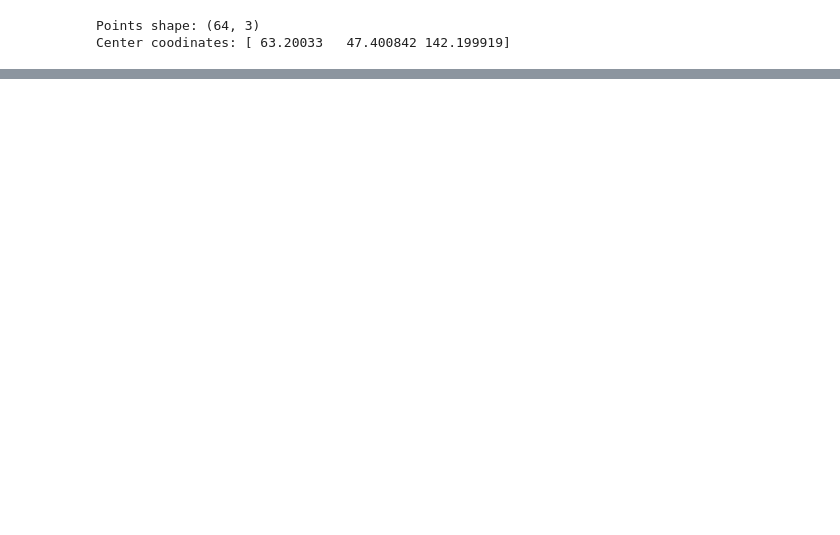
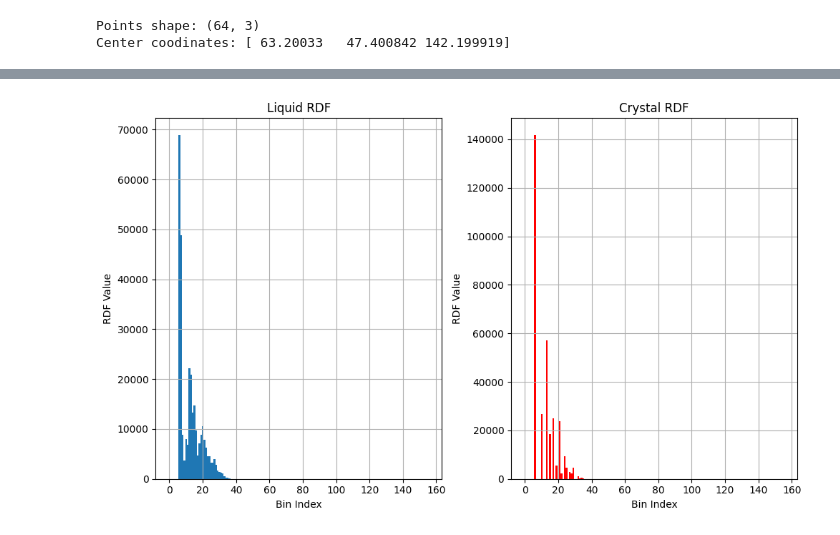
Before and after one commit to maloq/PointCloudMaterials, a Jupyter notebook: structures.ipynb, the cells around one changed output, grey strips where cells are left out. Saved outputs shown, nothing was run; the diff lists cells and outputs as text; code cells hidden in the pictures; blank space fills up the shorter version.

```diff
--- a/structures.ipynb
+++ b/structures.ipynb
@@ -37,9 +38,9 @@ cfg.data.radius = 7.9
 cfg.data.overlap_fraction = 0.5
 
 file_path = 'datasets/Al/inherent_configurations_off/166ps.off'
-dataloader1 = create_dataloader(cfg, file_path)
+liquid_dataloader = create_dataloader(cfg, file_path)
 file_path = 'datasets/Al/inherent_configurations_off/240ps.off'
-dataloader2 = create_dataloader(cfg, file_path)
+crystal_dataloader = create_dataloader(cfg, file_path)
 # %% [output]
 Read 1048576 points
 Size of space: [267.0368   267.035942 267.03684 ]
@@ -55,7 +56,7 @@ Avg added 0.0 points, avg dropped 51.78 points
 Number of samples in spheric dataset: 32768
 # %%
 
-points_batch_l1, coords_batch_l1 = random.choice(list(dataloader1))
+points_batch_l1, coords_batch_l1 = random.choice(list(liquid_dataloader))
 points_l1 = points_batch_l1[0].numpy()
 coords_l1 = np.array(coords_batch_l1)[:, 0]
 print(f"Points shape: {points_l1.shape}")
@@ -69,5 +70,5 @@ Center coodinates: [173.7992   134.300058  15.79916 ]
 # %%
-points_batch_c1, coords_batch_c1 = random.choice(list(dataloader2))
+points_batch_c1, coords_batch_c1 = random.choice(list(crystal_dataloader))
 points_c1 = points_batch_c1[0].numpy()
 coords_c1 = np.array(coords_batch_c1)[:, 0]
 print(f"Points shape: {points_c1.shape}")
@@ -231,0 +82,33 @@ Crystal-Crystal: 0.0804 ± 0.0346
+# %%
+from src.loss.reconstruction_loss import calculate_rdf
+
+
+
+r_max = 5
+dr = 0.05
+density = None
+points_l1_tensor = torch.as_tensor(points_l1)
+points_c1_tensor = torch.as_tensor(points_c1)
+liquid_rdf = calculate_rdf(points_l1_tensor, sphere_radius=cfg.data.radius, dr=dr )[0][2:]
+crystal_rdf = calculate_rdf(points_c1_tensor, sphere_radius=cfg.data.radius, dr=dr)[0][2:]
+# %%
+import matplotlib.pyplot as plt
+
+fig, (ax1, ax2) = plt.subplots(1, 2, figsize=(10, 6))
+
+ax1.bar(range(len(liquid_rdf)), liquid_rdf.detach().numpy(), width=1.0)
+ax1.set_xlabel('Bin Index')
+ax1.set_ylabel('RDF Value')
+ax1.set_title('Liquid RDF')
+ax1.grid(True)
+
+ax2.bar(range(len(crystal_rdf)), crystal_rdf.detach().numpy(), width=1.0, color='red')
+ax2.set_xlabel('Bin Index')
+ax2.set_ylabel('RDF Value')
+ax2.set_title('Crystal RDF')
+ax2.grid(True)
+
+plt.tight_layout()
+plt.show()
+# %% [output]
+[figure, added]
```
Also changed, not shown: parts of 10 cells of this notebook, 5 other files.
